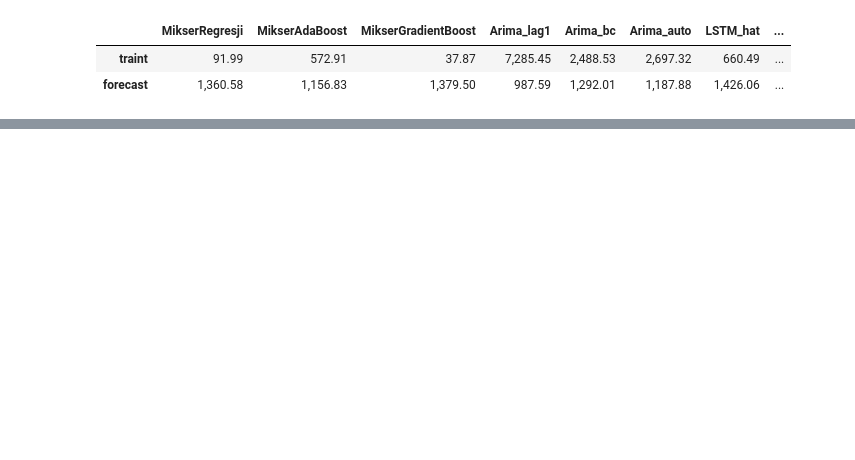
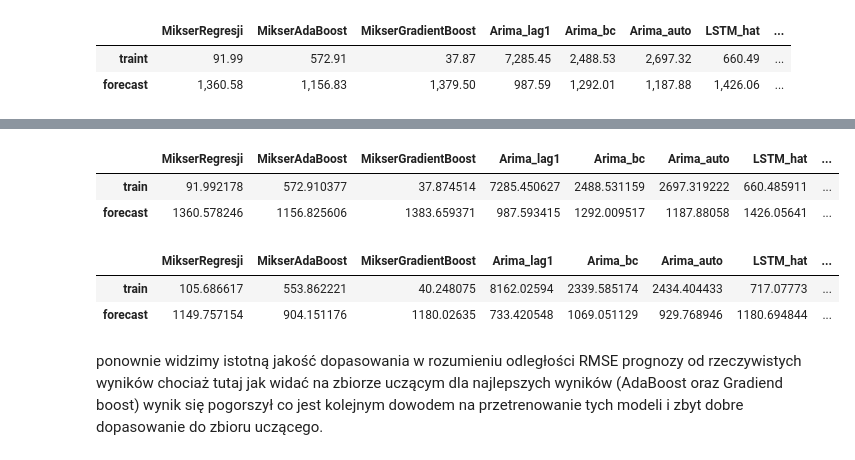
Before and after one commit to krisz17/TS-Mixer, a Jupyter notebook: 1MixerForTS.ipynb, the cells around one changed output, grey strips where cells are left out. Cells and saved outputs as stored; diff of their text form; code cells hidden in the pictures; blank space fills up the shorter version.

```diff
--- a/1MixerForTS.ipynb
+++ b/1MixerForTS.ipynb
@@ -295,0 +367,50 @@ display(metryki_RMSE)
+# %%
+metryki_RMSE_up = pd.DataFrame(columns=["MikserRegresji", "MikserAdaBoost", "MikserGradientBoost"] + list(X_forecast.columns),
+                      index=['train', 'forecast'])
+
+metryki_RMSE_up.at['forecast', 'MikserRegresji'] = mean_squared_error(\
+np.delete(y_forecast.to_numpy(), [5,6,12,13],0), np.delete(predykcja_reg.to_numpy(), [5,6,12,13],0), squared=False)
+metryki_RMSE_up.at['forecast', 'MikserAdaBoost'] = mean_squared_error(\
+np.delete(y_forecast.to_numpy(), [5,6,12,13],0), np.delete(predykcja_ada.to_numpy(), [5,6,12,13],0), squared=False)
+metryki_RMSE_up.at['forecast', 'MikserGradientBoost'] = mean_squared_error(\
+np.delete(y_forecast.to_numpy(), [5,6,12,13],0), np.delete(predykcja_gbr.to_numpy(), [5,6,12,13],0), squared=False)
+metryki_RMSE_up.at['forecast', 'Arima_lag1'] = mean_squared_error(np.delete(\
+y_forecast.to_numpy(), [5,6,12,13],0), np.delete(X_forecast['Arima_lag1'].to_numpy(), [5,6,12,13],0), squared=False)
+metryki_RMSE_up.at['forecast', 'Arima_bc'] = mean_squared_error(\
+np.delete(y_forecast.to_numpy(), [5,6,12,13],0), np.delete(X_forecast['Arima_bc'].to_numpy(), [5,6,12,13],0), squared=False)
+metryki_RMSE_up.at['forecast', 'Arima_auto'] = mean_squared_error(\
+np.delete(y_forecast.to_numpy(), [5,6,12,13],0), np.delete(X_forecast['Arima_auto'].to_numpy(), [5,6,12,13],0), squared=False)
+metryki_RMSE_up.at['forecast', 'LSTM_hat'] = mean_squared_error(\
+np.delete(y_forecast.to_numpy(), [5,6,12,13],0), np.delete(X_forecast['LSTM_hat'].to_numpy(), [5,6,12,13],0), squared=False)
+metryki_RMSE_up.at['forecast', 'Prophet_hat'] = mean_squared_error(\
+np.delete(y_forecast.to_numpy(), [5,6,12,13],0), np.delete(X_forecast['Prophet_hat'].to_numpy(), [5,6,12,13],0), squared=False)
+
+#należy dodać jeszcze metryki dla zbioru uczącego
+metryki_RMSE_up.at['train', 'MikserRegresji'] = mean_squared_error(np.delete(y.to_numpy(), indexy_train_arr,0)\
+, np.delete(model.predict(X), indexy_train_arr,0), squared=False)
+metryki_RMSE_up.at['train', 'MikserAdaBoost'] = mean_squared_error(np.delete(y.to_numpy(), indexy_train_arr,0)\
+, np.delete(AdaRegr.predict(X.to_numpy()), indexy_train_arr,0), squared=False)
+metryki_RMSE_up.at['train', 'MikserGradientBoost'] = mean_squared_error(np.delete(y.to_numpy(), indexy_train_arr,0)\
+, np.delete(gbreg.predict(X.to_numpy()), indexy_train_arr,0), squared=False)
+metryki_RMSE_up.at['train', 'Arima_lag1'] = mean_squared_error(np.delete(y.to_numpy(), indexy_train_arr,0)\
+, np.delete(X['Arima_lag1'].to_numpy(), indexy_train_arr,0), squared=False)
+metryki_RMSE_up.at['train', 'Arima_bc'] = mean_squared_error(np.delete(y.to_numpy(), indexy_train_arr,0)\
+, np.delete(X['Arima_bc'].to_numpy(), indexy_train_arr,0), squared=False)
+metryki_RMSE_up.at['train', 'Arima_auto'] = mean_squared_error(np.delete(y.to_numpy(), indexy_train_arr,0)\
+, np.delete(X['Arima_auto'].to_numpy(), indexy_train_arr,0), squared=False)
+metryki_RMSE_up.at['train', 'LSTM_hat'] = mean_squared_error(np.delete(y.to_numpy(), indexy_train_arr,0)\
+, np.delete(X['LSTM_hat'].to_numpy(), indexy_train_arr,0), squared=False)
+metryki_RMSE_up.at['train', 'Prophet_hat'] = mean_squared_error(np.delete(y.to_numpy(), indexy_train_arr,0)\
+, np.delete(X['Prophet_hat'].to_numpy(), indexy_train_arr,0), squared=False)
+# %%
+display(metryki_RMSE)
+display(metryki_RMSE_up)
+# %% [output]
+|  | MikserRegresji | MikserAdaBoost | MikserGradientBoost | Arima_lag1 | Arima_bc | Arima_auto | LSTM_hat | ... |
+| train | 91.992178 | 572.910377 | 37.874514 | 7285.450627 | 2488.531159 | 2697.319222 | 660.485911 | ... |
+| forecast | 1360.578246 | 1156.825606 | 1383.659371 | 987.593415 | 1292.009517 | 1187.88058 | 1426.05641 | ... |
+|  | MikserRegresji | MikserAdaBoost | MikserGradientBoost | Arima_lag1 | Arima_bc | Arima_auto | LSTM_hat | ... |
+| train | 105.686617 | 553.862221 | 40.248075 | 8162.02594 | 2339.585174 | 2434.404433 | 717.07773 | ... |
+| forecast | 1149.757154 | 904.151176 | 1180.02635 | 733.420548 | 1069.051129 | 929.768946 | 1180.694844 | ... |
+# %% [markdown]
+ponownie widzimy istotną jakość dopasowania w rozumieniu odległości RMSE prognozy od rzeczywistych wyników chociaż tutaj jak widać na zbiorze uczącym dla najlepszych wyników (AdaBoost oraz Gradiend boost) wynik się pogorszył co jest kolejnym dowodem na przetrenowanie tych modeli i zbyt dobre dopasowanie do zbioru uczącego.
```
Also changed, not shown: parts of 9 cells of this notebook.
